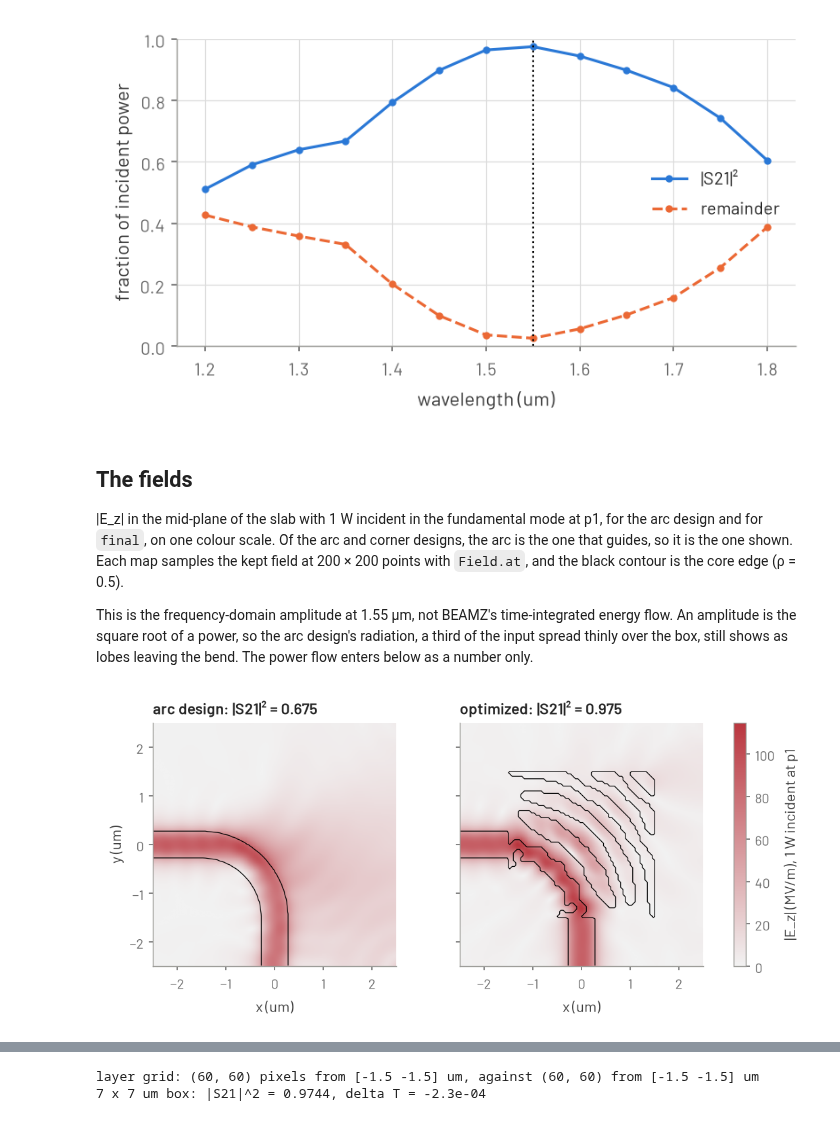
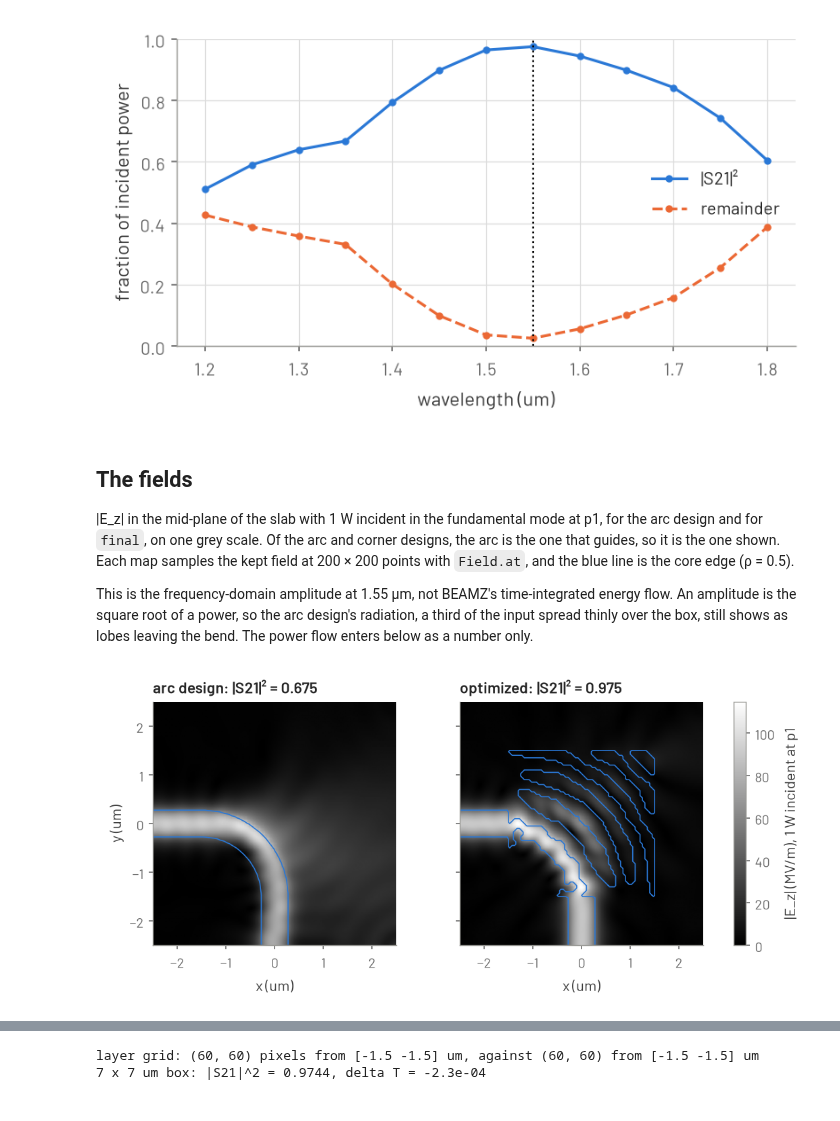
Before and after one commit to benvial/gfem, a Jupyter notebook: docs/tutorials/bend.ipynb, the cells around one changed output, grey strips where cells are left out. Drawn from its saved outputs; the diff is of its cells as text; code cells hidden in the pictures.

```diff
--- a/docs/tutorials/bend.ipynb
+++ b/docs/tutorials/bend.ipynb
@@ -204,8 +207,8 @@ problem = gfem.Driven(frequency=F0, excite=None)
 options = gfem.SolverOptions(linear_solver="direct", retain_memory=512 * 2**20)
 
 
-def material(density):
-    # The design volume's permittivity: 0 cladding, 1 core, per pixel.
+def material(density, grid=grid):
+    # The design volume's permittivity: 0 cladding, 1 core, per pixel of the grid.
     return gfem.MaterialField.interpolate(grid.to_elements(density), CLADDING, CORE)
 
 
@@ -215,11 +218,18 @@ def s_matrix(density):
     ).s
 
 
+def transmission(s):
+    # |S21|^2 at the first frequency: the power out of p2 in its fundamental mode.
+    return abs(complex(s["p2", "p1"][0])) ** 2
+
+
 def report(name, s):
-    t = abs(complex(s["p2", "p1"][0])) ** 2
-    r = abs(complex(s["p1", "p1"][0])) ** 2
-    print(f"{name}: |S21|^2 = {t:.4f}, |S11|^2 = {r:.1e}, remainder = {1 - t - r:.4f}")
-    return t
+    sent, back = transmission(s), abs(complex(s["p1", "p1"][0])) ** 2
+    print(
+        f"{name}: |S21|^2 = {sent:.4f}, |S11|^2 = {back:.1e}, "
+        f"remainder = {1 - sent - back:.4f}"
+    )
+    return sent
 
 
 def in_ring(x, y):
@@ -318,14 +328,17 @@ history, snapshots = [], {}
 tic = time.perf_counter()
 for beta in BETAS:
     for _ in range(STEPS_PER_BETA):
-        (_, (t, fraction)), g = value_and_grad(rho, beta)
+        (_, (t_last, fraction_last)), g = value_and_grad(rho, beta)
         if len(history) in snapshot_at:
             snapshots[len(history)] = np.asarray(physical(rho, beta))
         updates, state = optimizer.update(g, state)
         rho = jnp.clip(optax.apply_updates(rho, updates), 0.0, 1.0)
-        t, fraction = float(t), float(fraction)
-        history.append((t, fraction))
-    print(f"beta = {beta:4.0f}: |S21|^2 = {t:.4f}, core fraction = {fraction:.3f}")
+        t_last, fraction_last = float(t_last), float(fraction_last)
+        history.append((t_last, fraction_last))
+    print(
+        f"beta = {beta:4.0f}: |S21|^2 = {t_last:.4f}, "
+        f"core fraction = {fraction_last:.3f}"
+    )
 print(f"{n_steps} iterations in {time.perf_counter() - tic:.0f} s")
 # %% [output]
 beta =    1: |S21|^2 = 0.7082, core fraction = 0.519
@@ -484,10 +521,10 @@ ax.legend(loc="center right");
 ## The fields
 
 |E_z| in the mid-plane of the slab with 1 W incident in the fundamental mode at p1,
-for the arc design and for `final`, on one colour scale. Of the arc and corner
+for the arc design and for `final`, on one grey scale. Of the arc and corner
 designs, the arc is the one that guides, so it is the one shown. Each map samples
-the kept field at 200 × 200 points with `Field.at`, and the black contour is the
-core edge (ρ = 0.5).
+the kept field at 200 × 200 points with `Field.at`, and the blue line is the core
+edge (ρ = 0.5).
 
 This is the frequency-domain amplitude at 1.55 µm, not BEAMZ's time-integrated
 energy flow. An amplitude is the square root of a power, so the arc design's
@@ -496,37 +533,35 @@ leaving the bend. The power flow enters below as a number only.
 # %%
 step = 2 * HALF / 200
 along = -HALF + (np.arange(200) + 0.5) * step
 X, Y = np.meshgrid(along, along)
 thickness = np.ptp(nodes[:, 2]) * um
 plane = np.stack([X.ravel(), Y.ravel(), np.full(X.size, thickness / 2)], axis=1)
 
 
 def ez_map(result):
     # |E_z| in MV/m at the mid-plane, port p1 fed.
     e = np.asarray(result.e_field(F0, excite="p1").at(plane))
     return np.abs(e[:, 2]).reshape(X.shape) / 1e6
 
 
 maps = {
     f"arc design: |S21|² = {t_arc:.3f}": (arc, ez_map(arc_result)),
-    f"optimized: |S21|² = {t:.3f}": (final, ez_map(trust)),
+    f"optimized: |S21|² = {t_trust:.3f}": (final, ez_map(trust)),
 }
 vmax = max(ez.max() for _, ez in maps.values())
-# The docs build's sensitivity ramp; plain kernels (CI) fall back to Reds.
-cmap = "gfem_sensitivity" if "gfem_sensitivity" in mpl.colormaps else "Reds"
 fig, axes = plt.subplots(1, 2, figsize=(7, 3.2), sharey=True, layout="constrained")
 for ax, (title, (density, ez)) in zip(axes, maps.items(), strict=True):
-    image = ax.imshow(ez, origin="lower", extent=EXTENT, cmap=cmap, vmin=0, vmax=vmax)
+    image = ax.imshow(ez, origin="lower", extent=EXTENT, cmap="gray", vmin=0, vmax=vmax)
     edge = contour_generator(centres / um, centres / um, window(density)).lines(0.5)
     for line in edge:
-        ax.plot(*line.T, color="k", ls="-", lw=0.6)
+        ax.plot(*line.T, color="C0", ls="-", lw=0.8)
     ax.set_title(title)
     ax.set_xlabel("x (um)")
     ax.grid(False)
 axes[0].set_ylabel("y (um)")
 fig.colorbar(image, ax=axes, label="|E_z| (MV/m), 1 W incident at p1");
 # %% [output]
-[figure, old version]
+[figure, new version]
 # %% [markdown]
 ## Trust: the mesh and the box
 
```
Also changed, not shown: parts of 23 cells of this notebook, 1 other file.
